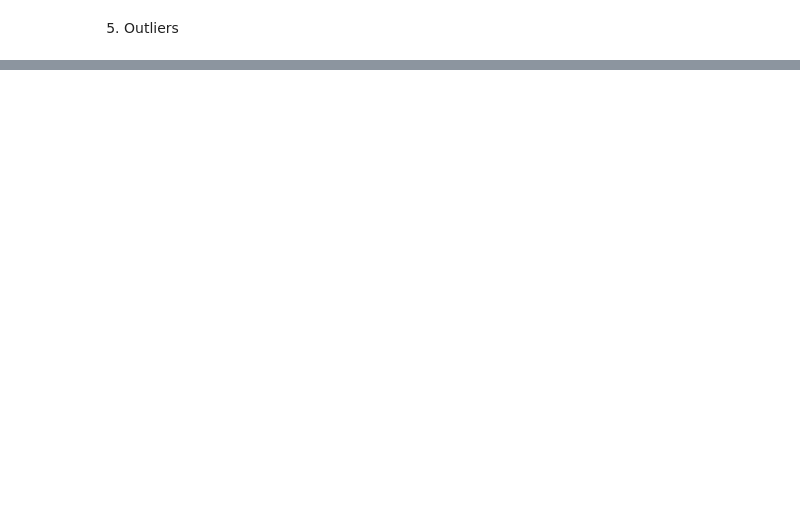
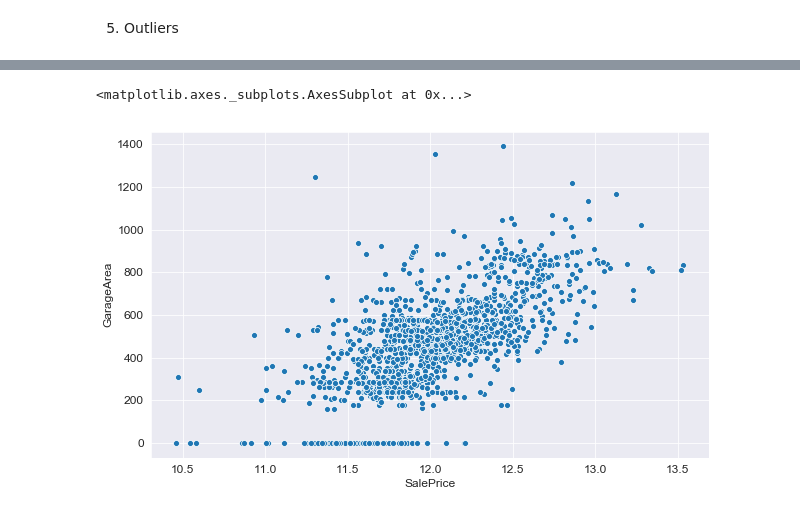
Before and after one commit to varunkumarvaleti/kaggle_HousePrices, a Jupyter notebook: House_Prices_v3.ipynb, the cells around one changed output, grey strips where cells are left out. Drawn from its saved outputs; the diff is of its cells as text; code cells hidden in the pictures; blank space fills up the shorter version.

```diff
--- a/House_Prices_v3.ipynb
+++ b/House_Prices_v3.ipynb
@@ -593,0 +610,2 @@ total_data_final.shape
+# %%
+train_data = train_data.drop(train_data[train_data['GrLivArea'] > 4500].index, axis=0)
@@ -593,0 +616,7 @@ total_data_final.shape
+# %%
+sns.scatterplot(SalePrice, train_data['GarageArea'])
+
+#This is fine, no need to remove any points
+# %% [output]
+<matplotlib.axes._subplots.AxesSubplot at 0x...>
+[figure, added]
```
Also changed, not shown: parts of 42 cells of this notebook.
